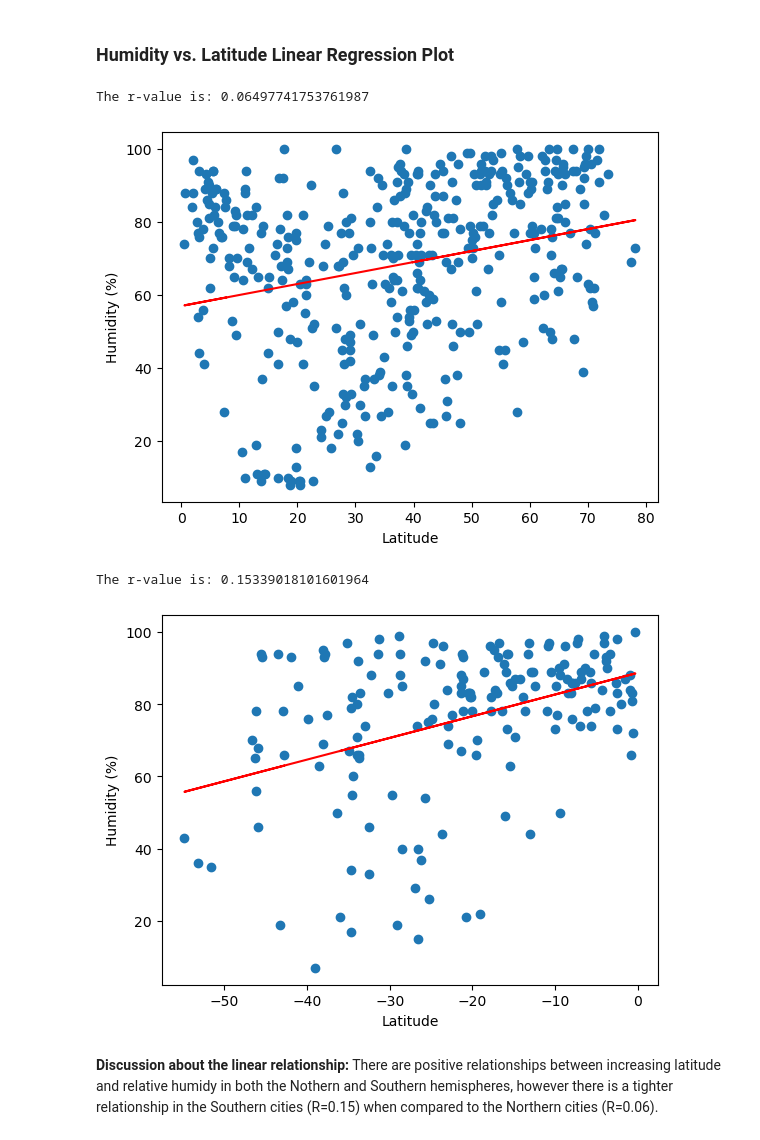
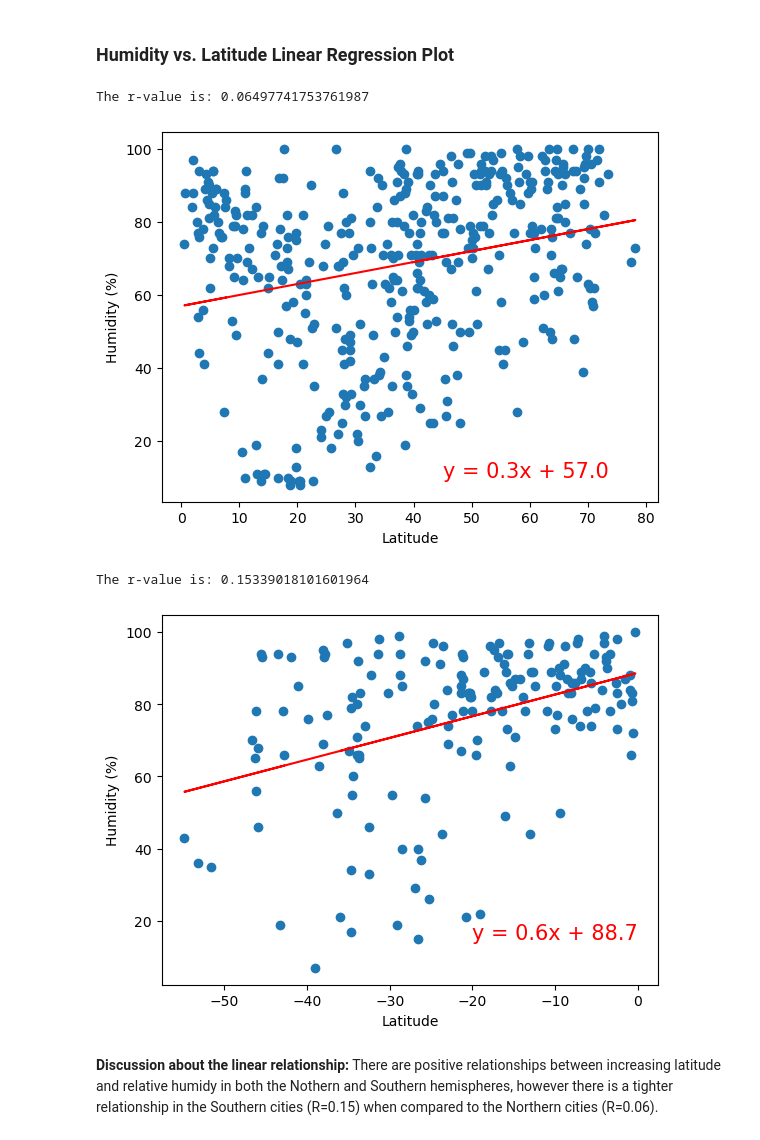
Before and after one commit to adampaganini/WeatherPy, a Jupyter notebook: WeatherPy.ipynb, the cells around one changed output. Saved outputs shown, nothing was run; the diff lists cells and outputs as text; code cells hidden in the pictures.

```diff
--- a/WeatherPy.ipynb
+++ b/WeatherPy.ipynb
@@ -264,13 +264,13 @@ plt.show()
 ## Requirement 2: Compute Linear Regression for Each Relationship
 # %%
 # Define a function to create Linear Regression plots
-def regress(x_values, y_values, title):
+def regress(x_values, y_values, title, coordinates):
     (slope, intercept, rvalue, pvalue, stderr) = linregress(x_values, y_values)
     regress_values = x_values * slope + intercept
     line_eq = "y = " + str(round(slope,2)) + "x + " + str(round(intercept,2))
     plt.scatter(x_values,y_values)
     plt.plot(x_values,regress_values,"r-")
-    plt.annotate(line_eq,(5.8,0.8),fontsize=15,color="red")
+    plt.annotate(line_eq,(coordinates),fontsize=15,color="red")
     plt.xlabel('Latitude')
     plt.ylabel(title)
     print(f'The r-value is: {rvalue**2}')
@@ -323,16 +323,16 @@ The r-value is: 0.11617253693124473
 ### Humidity vs. Latitude Linear Regression Plot
 # %%
 # Northern Hemisphere
-regress(northern_hemi_df['Lat'], northern_hemi_df['Humidity'], 'Humidity (%)')
+regress(northern_hemi_df['Lat'], northern_hemi_df['Humidity'], 'Humidity (%)', (45, 10))
 # %% [output]
 The r-value is: 0.06497741753761987
-[figure, old version]
+[figure, new version]
 # %%
 # Southern Hemisphere
-regress(southern_hemi_df['Lat'], southern_hemi_df['Humidity'], 'Humidity (%)')
+regress(southern_hemi_df['Lat'], southern_hemi_df['Humidity'], 'Humidity (%)',(-20, 15))
 # %% [output]
 The r-value is: 0.15339018101601964
-[figure, old version]
+[figure, new version]
 # %% [markdown]
 **Discussion about the linear relationship:** There are positive relationships between increasing latitude and relative humidy in both the Nothern and Southern hemispheres, however there is a tighter relationship in the Southern cities (R=0.15) when compared to the Northern cities (R=0.06).
 # %% [markdown]
```
Also changed, not shown: parts of 7 cells of this notebook, 1 other file.
